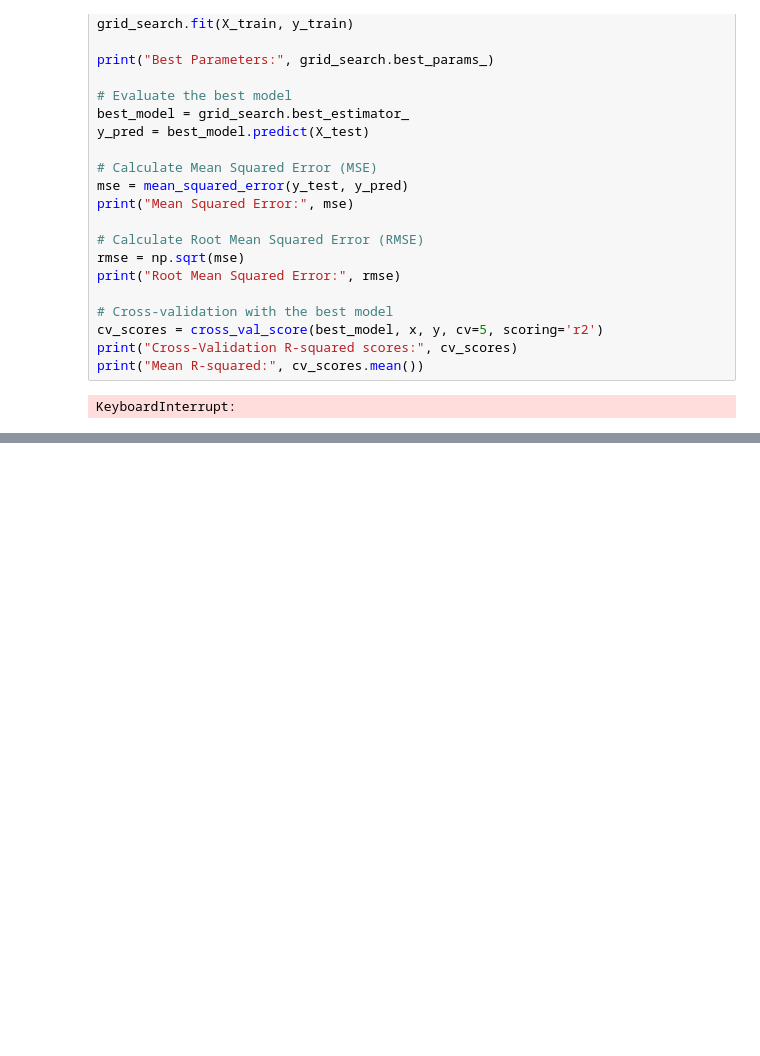
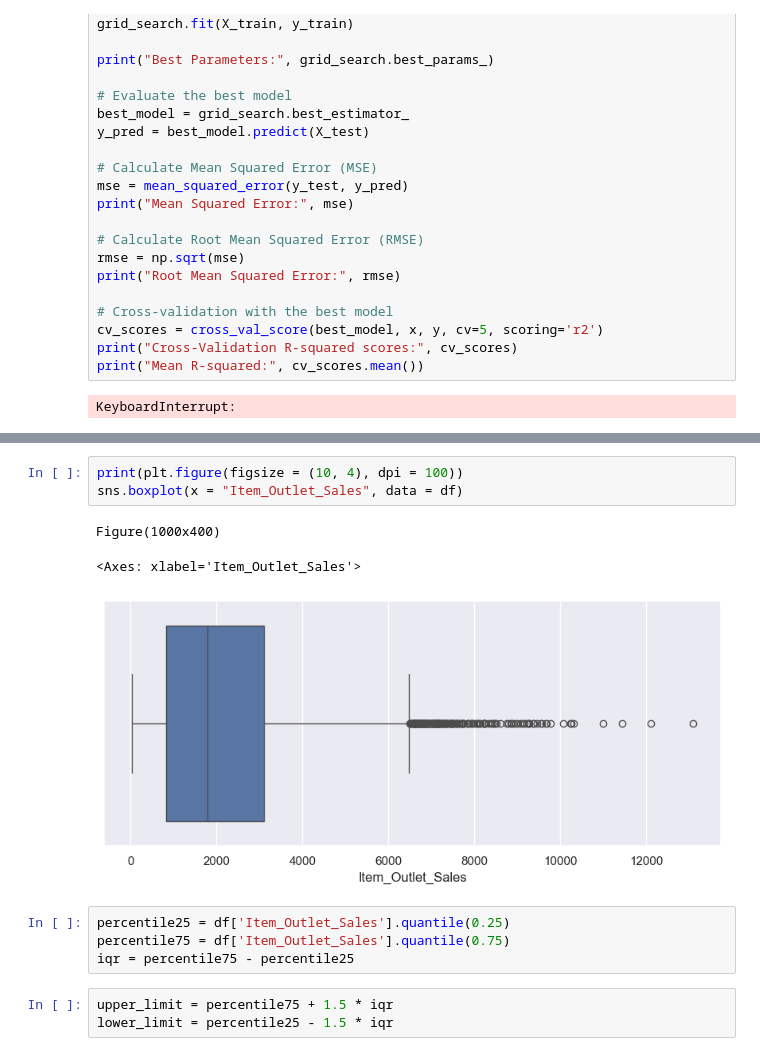
Before and after one commit to rawani123/ml_sales_ditection, a Jupyter notebook: mini_model.ipynb, the cells around one changed output, grey strips where cells are left out. Drawn from its saved outputs; the diff is of its cells as text; blank space fills up the shorter version.

```diff
--- a/mini_model.ipynb
+++ b/mini_model.ipynb
@@ -446,0 +469,14 @@ KeyboardInterrupt:
+# %%
+print(plt.figure(figsize = (10, 4), dpi = 100))
+sns.boxplot(x = "Item_Outlet_Sales", data = df)
+# %% [output]
+Figure(1000x400)
+<Axes: xlabel='Item_Outlet_Sales'>
+[figure, added]
+# %%
+percentile25 = df['Item_Outlet_Sales'].quantile(0.25)
+percentile75 = df['Item_Outlet_Sales'].quantile(0.75)
+iqr = percentile75 - percentile25
+# %%
+upper_limit = percentile75 + 1.5 * iqr
+lower_limit = percentile25 - 1.5 * iqr
```
Also changed, not shown: parts of 33 cells of this notebook.
